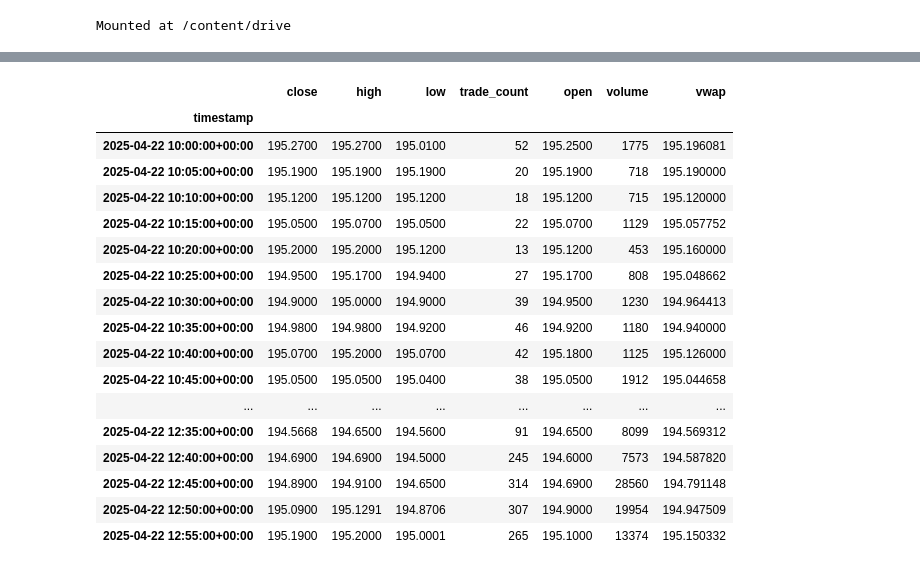
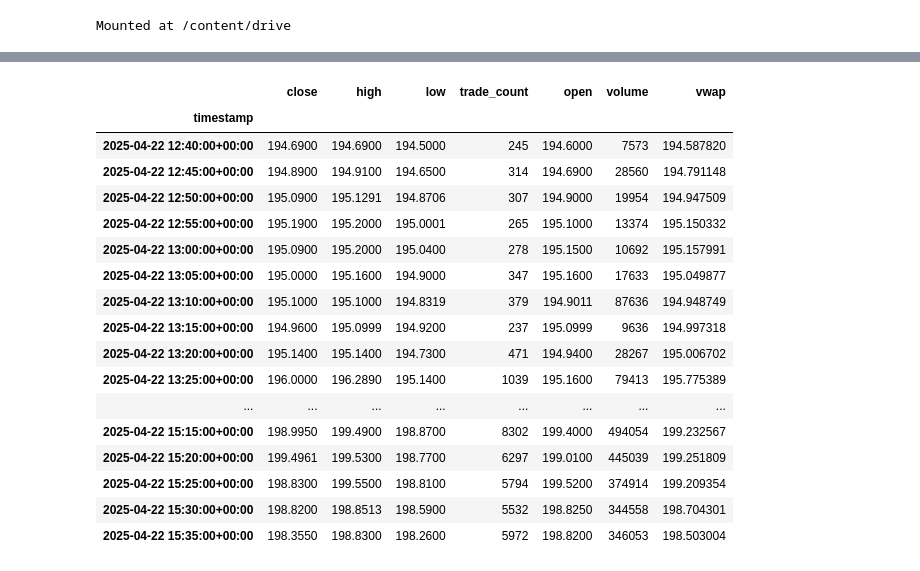
Before and after one commit to guilhermegranchopro/Prometheus, a Jupyter notebook: Live_Trading/Live_Trading.ipynb, the cells around one changed output, grey strips where cells are left out. Saved outputs shown, nothing was run; the diff lists cells and outputs as text; code cells hidden in the pictures.

```diff
--- a/Live_Trading/Live_Trading.ipynb
+++ b/Live_Trading/Live_Trading.ipynb
@@ -83,22 +77,22 @@ all_data = pd.concat(all_data)
-# %%
-all_data
-# %% [output]
-|  | close | high | low | trade_count | open | volume | vwap |
-| timestamp |  |  |  |  |  |  |  |
-| 2025-04-22 10:00:00+00:00 | 195.2700 | 195.2700 | 195.0100 | 52 | 195.2500 | 1775 | 195.196081 |
-| 2025-04-22 10:05:00+00:00 | 195.1900 | 195.1900 | 195.1900 | 20 | 195.1900 | 718 | 195.190000 |
-| 2025-04-22 10:10:00+00:00 | 195.1200 | 195.1200 | 195.1200 | 18 | 195.1200 | 715 | 195.120000 |
-| 2025-04-22 10:15:00+00:00 | 195.0500 | 195.0700 | 195.0500 | 22 | 195.0700 | 1129 | 195.057752 |
-| 2025-04-22 10:20:00+00:00 | 195.2000 | 195.2000 | 195.1200 | 13 | 195.1200 | 453 | 195.160000 |
-| 2025-04-22 10:25:00+00:00 | 194.9500 | 195.1700 | 194.9400 | 27 | 195.1700 | 808 | 195.048662 |
-| 2025-04-22 10:30:00+00:00 | 194.9000 | 195.0000 | 194.9000 | 39 | 194.9500 | 1230 | 194.964413 |
-| 2025-04-22 10:35:00+00:00 | 194.9800 | 194.9800 | 194.9200 | 46 | 194.9200 | 1180 | 194.940000 |
-| 2025-04-22 10:40:00+00:00 | 195.0700 | 195.2000 | 195.0700 | 42 | 195.1800 | 1125 | 195.126000 |
-| 2025-04-22 10:45:00+00:00 | 195.0500 | 195.0500 | 195.0400 | 38 | 195.0500 | 1912 | 195.044658 |
-| ... | ... | ... | ... | ... | ... | ... | ... |
-| 2025-04-22 12:35:00+00:00 | 194.5668 | 194.6500 | 194.5600 | 91 | 194.6500 | 8099 | 194.569312 |
-| 2025-04-22 12:40:00+00:00 | 194.6900 | 194.6900 | 194.5000 | 245 | 194.6000 | 7573 | 194.587820 |
-| 2025-04-22 12:45:00+00:00 | 194.8900 | 194.9100 | 194.6500 | 314 | 194.6900 | 28560 | 194.791148 |
-| 2025-04-22 12:50:00+00:00 | 195.0900 | 195.1291 | 194.8706 | 307 | 194.9000 | 19954 | 194.947509 |
-| 2025-04-22 12:55:00+00:00 | 195.1900 | 195.2000 | 195.0001 | 265 | 195.1000 | 13374 | 195.150332 |
+# %%
+bars
+# %% [output]
+|  | close | high | low | trade_count | open | volume | vwap |
+| timestamp |  |  |  |  |  |  |  |
+| 2025-04-22 12:40:00+00:00 | 194.6900 | 194.6900 | 194.5000 | 245 | 194.6000 | 7573 | 194.587820 |
+| 2025-04-22 12:45:00+00:00 | 194.8900 | 194.9100 | 194.6500 | 314 | 194.6900 | 28560 | 194.791148 |
+| 2025-04-22 12:50:00+00:00 | 195.0900 | 195.1291 | 194.8706 | 307 | 194.9000 | 19954 | 194.947509 |
+| 2025-04-22 12:55:00+00:00 | 195.1900 | 195.2000 | 195.0001 | 265 | 195.1000 | 13374 | 195.150332 |
+| 2025-04-22 13:00:00+00:00 | 195.0900 | 195.2000 | 195.0400 | 278 | 195.1500 | 10692 | 195.157991 |
+| 2025-04-22 13:05:00+00:00 | 195.0000 | 195.1600 | 194.9000 | 347 | 195.1600 | 17633 | 195.049877 |
+| 2025-04-22 13:10:00+00:00 | 195.1000 | 195.1000 | 194.8319 | 379 | 194.9011 | 87636 | 194.948749 |
+| 2025-04-22 13:15:00+00:00 | 194.9600 | 195.0999 | 194.9200 | 237 | 195.0999 | 9636 | 194.997318 |
+| 2025-04-22 13:20:00+00:00 | 195.1400 | 195.1400 | 194.7300 | 471 | 194.9400 | 28267 | 195.006702 |
+| 2025-04-22 13:25:00+00:00 | 196.0000 | 196.2890 | 195.1400 | 1039 | 195.1600 | 79413 | 195.775389 |
+| ... | ... | ... | ... | ... | ... | ... | ... |
+| 2025-04-22 15:15:00+00:00 | 198.9950 | 199.4900 | 198.8700 | 8302 | 199.4000 | 494054 | 199.232567 |
+| 2025-04-22 15:20:00+00:00 | 199.4961 | 199.5300 | 198.7700 | 6297 | 199.0100 | 445039 | 199.251809 |
+| 2025-04-22 15:25:00+00:00 | 198.8300 | 199.5500 | 198.8100 | 5794 | 199.5200 | 374914 | 199.209354 |
+| 2025-04-22 15:30:00+00:00 | 198.8200 | 198.8513 | 198.5900 | 5532 | 198.8250 | 344558 | 198.704301 |
+| 2025-04-22 15:35:00+00:00 | 198.3550 | 198.8300 | 198.2600 | 5972 | 198.8200 | 346053 | 198.503004 |
 # %%
```
Also changed, not shown: parts of 18 cells of this notebook.
